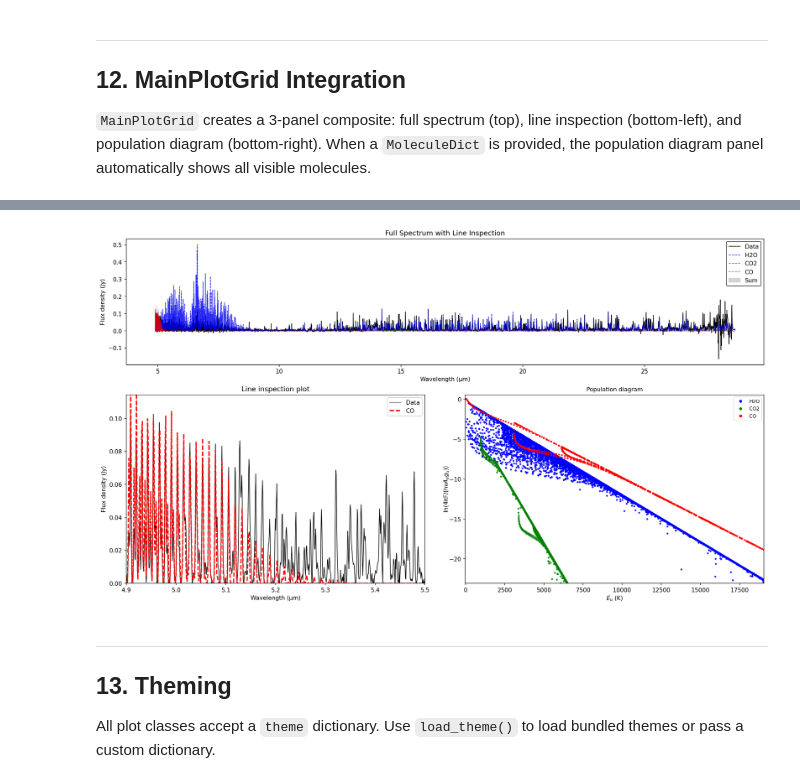
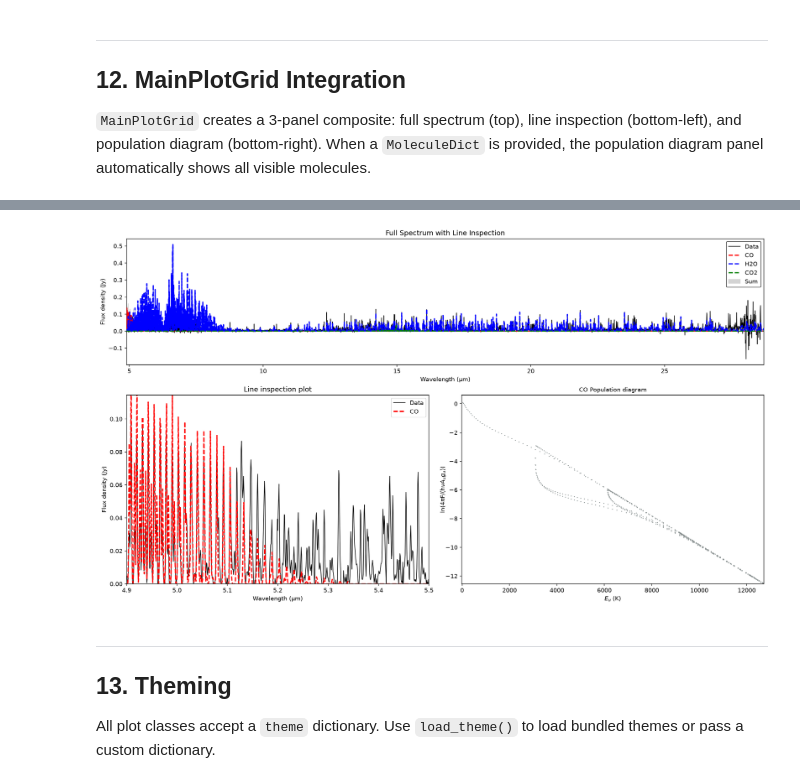
Before and after one commit to dragonguy215/iSLATTests, a Jupyter notebook: Examples/Notebooks/Plotting/Population_Diagram_Examples.ipynb, the cells around one changed output, grey strips where cells are left out. Drawn from its saved outputs; the diff is of its cells as text; code cells hidden in the pictures.

```diff
--- a/Examples/Notebooks/Plotting/Population_Diagram_Examples.ipynb
+++ b/Examples/Notebooks/Plotting/Population_Diagram_Examples.ipynb
@@ -484,11 +484,11 @@ grid.show()
 # %%
 # --- Switch active molecule and re-display ---
 
-grid.set_active_molecule(mol_dict["CO"])
+grid.active_molecule = mol_dict["CO"]
 grid.set_inspection_range(4.9, 5.5)
 display(grid)
 # %% [output]
-[figure, old version]
+[figure, new version]
 # %% [markdown]
 ---
 ## 13. Theming
```
Also changed, not shown: parts of 23 cells of this notebook, 1 other file.
